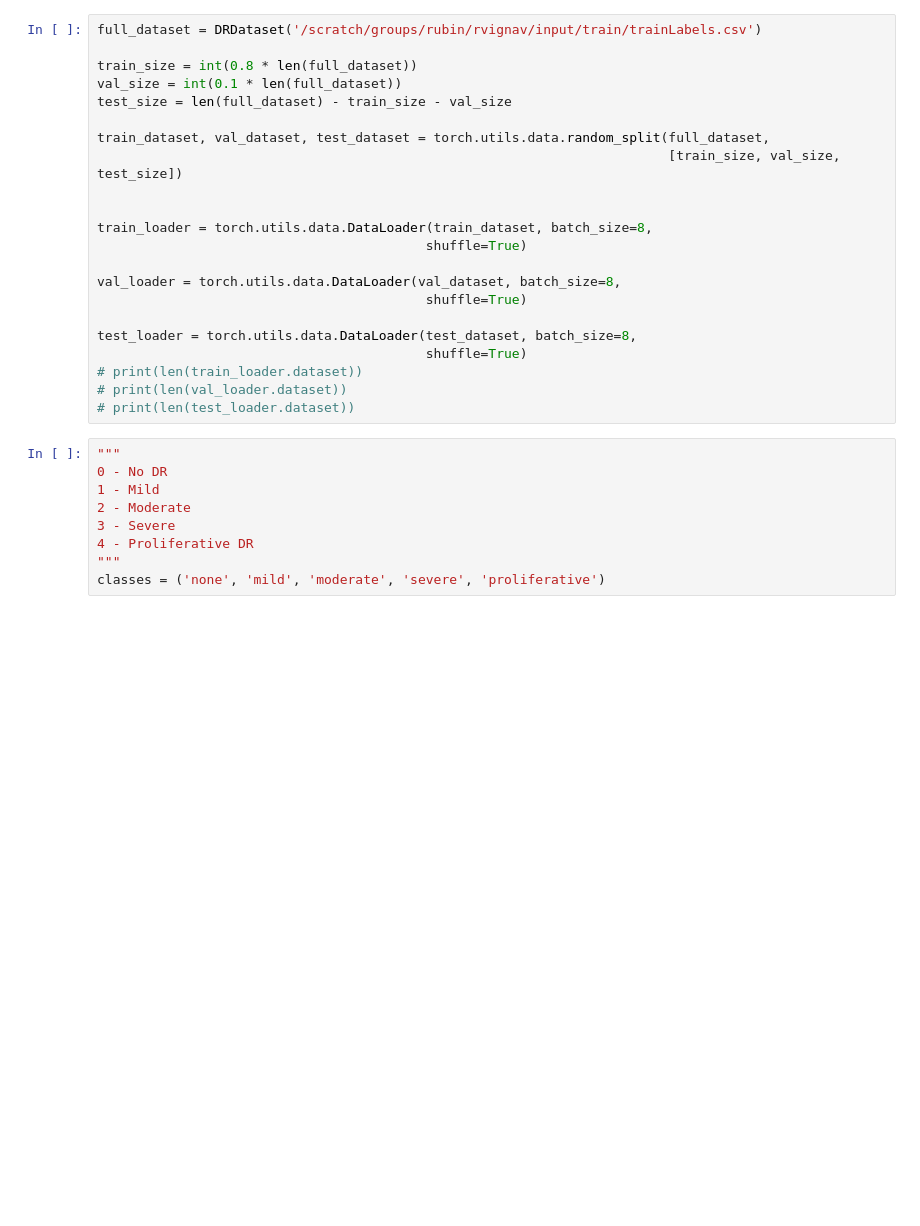
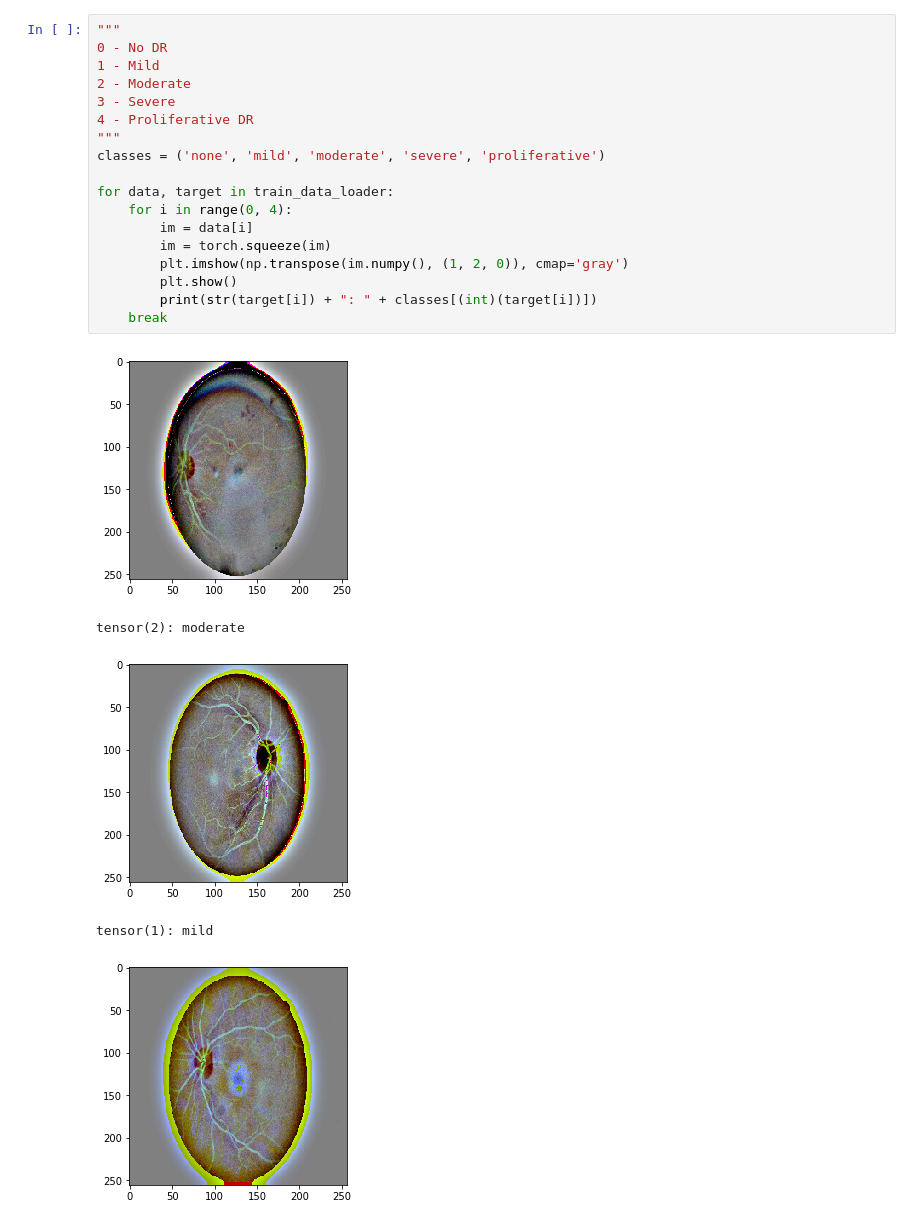
Before and after one commit to rvignav/style-transfer-for-fundus-images, a Jupyter notebook: dr_detect.ipynb, the cells around one changed output. Drawn from its saved outputs; the diff is of its cells as text; blank space fills up the shorter version.

```diff
--- a/dr_detect.ipynb
+++ b/dr_detect.ipynb
@@ -110,31 +123,24 @@ class DRDataset(Dataset):
-# %%
-full_dataset = DRDataset('/scratch/groups/rubin/rvignav/input/train/trainLabels.csv')
-
-train_size = int(0.8 * len(full_dataset))
-val_size = int(0.1 * len(full_dataset))
-test_size = len(full_dataset) - train_size - val_size
-
-train_dataset, val_dataset, test_dataset = torch.utils.data.random_split(full_dataset,
-                                                                         [train_size, val_size, test_size])
-
-
-train_loader = torch.utils.data.DataLoader(train_dataset, batch_size=8,
-                                          shuffle=True)
-
-val_loader = torch.utils.data.DataLoader(val_dataset, batch_size=8,
-                                          shuffle=True)
-
-test_loader = torch.utils.data.DataLoader(test_dataset, batch_size=8,
-                                          shuffle=True)
-# print(len(train_loader.dataset))
-# print(len(val_loader.dataset))
-# print(len(test_loader.dataset))
 # %%
 """
 0 - No DR
 1 - Mild
 2 - Moderate
 3 - Severe
 4 - Proliferative DR
 """
 classes = ('none', 'mild', 'moderate', 'severe', 'proliferative')
+
+for data, target in train_data_loader:
+    for i in range(0, 4):
+        im = data[i]
+        im = torch.squeeze(im)
+        plt.imshow(np.transpose(im.numpy(), (1, 2, 0)), cmap='gray')
+        plt.show()
+        print(str(target[i]) + ": " + classes[(int)(target[i])])
+    break
+# %% [output]
+[figure, added]
+tensor(2): moderate
+[figure, added]
+tensor(1): mild
+[figure, added]
```
Also changed, not shown: parts of 20 cells of this notebook, 1 other file.
